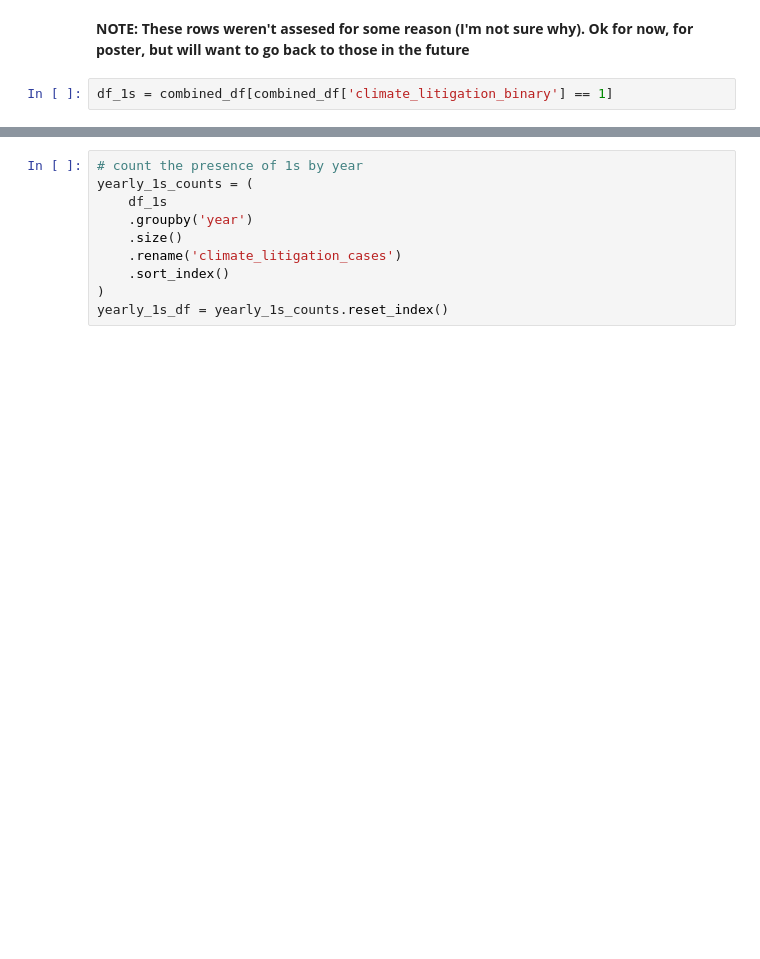
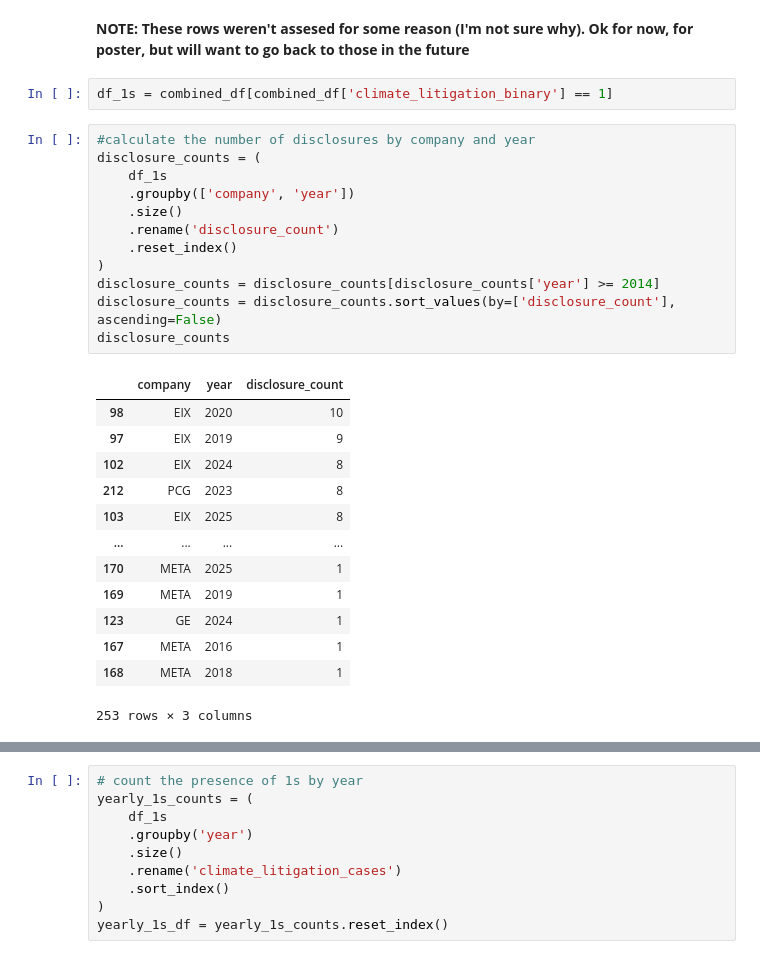
Before and after one commit to georgiaray/clim_lit_risk, a Jupyter notebook: report_nlp/assessing_RAG_results.ipynb, the cells around one changed output, grey strips where cells are left out. Drawn from its saved outputs; the diff is of its cells as text; blank space fills up the shorter version.

```diff
--- a/report_nlp/assessing_RAG_results.ipynb
+++ b/report_nlp/assessing_RAG_results.ipynb
@@ -300,6 +296,32 @@ Rows needing manual review:
 **NOTE: These rows weren't assesed for some reason (I'm not sure why). Ok for now, for poster, but will want to go back to those in the future**
 # %%
 df_1s = combined_df[combined_df['climate_litigation_binary'] == 1]
+# %%
+#calculate the number of disclosures by company and year
+disclosure_counts = (
+    df_1s
+    .groupby(['company', 'year'])
+    .size()
+    .rename('disclosure_count')
+    .reset_index()
+)
+disclosure_counts = disclosure_counts[disclosure_counts['year'] >= 2014]
+disclosure_counts = disclosure_counts.sort_values(by=['disclosure_count'], ascending=False)
+disclosure_counts
+# %% [output]
+|  | company | year | disclosure_count |
+| 98 | EIX | 2020 | 10 |
+| 97 | EIX | 2019 | 9 |
+| 102 | EIX | 2024 | 8 |
+| 212 | PCG | 2023 | 8 |
+| 103 | EIX | 2025 | 8 |
+| ... | ... | ... | ... |
+| 170 | META | 2025 | 1 |
+| 169 | META | 2019 | 1 |
+| 123 | GE | 2024 | 1 |
+| 167 | META | 2016 | 1 |
+| 168 | META | 2018 | 1 |
+253 rows × 3 columns
 # %%
 df_1s
 # %% [output]
```
Also changed, not shown: parts of 7 cells of this notebook, 9 other files.
